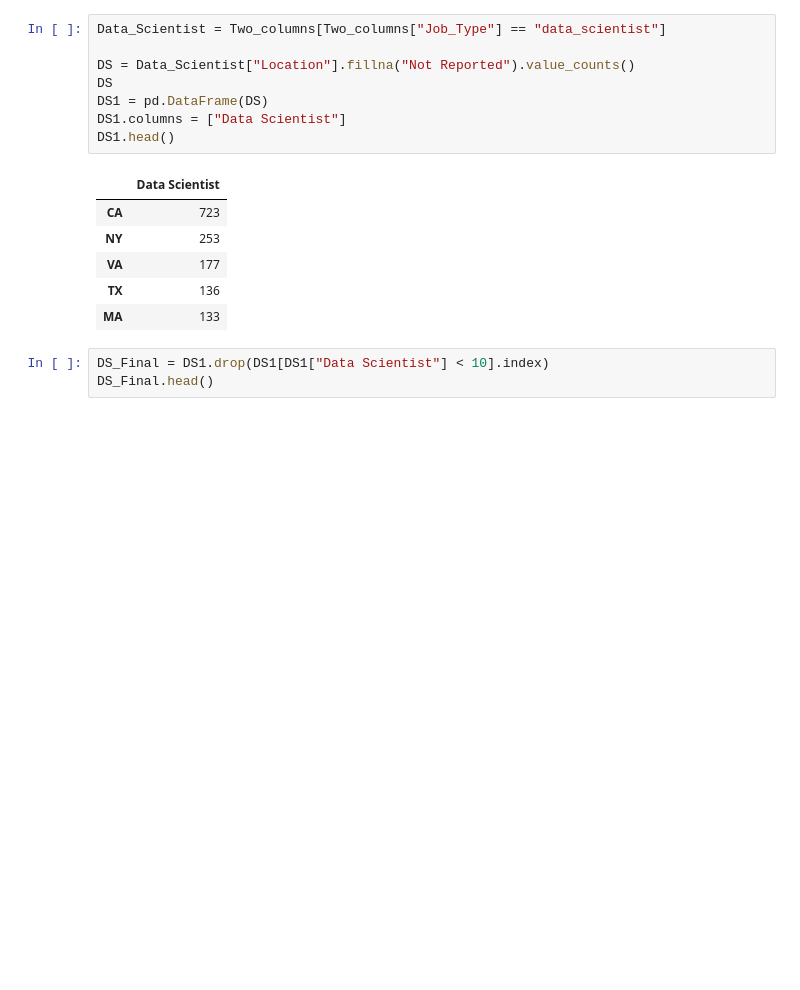
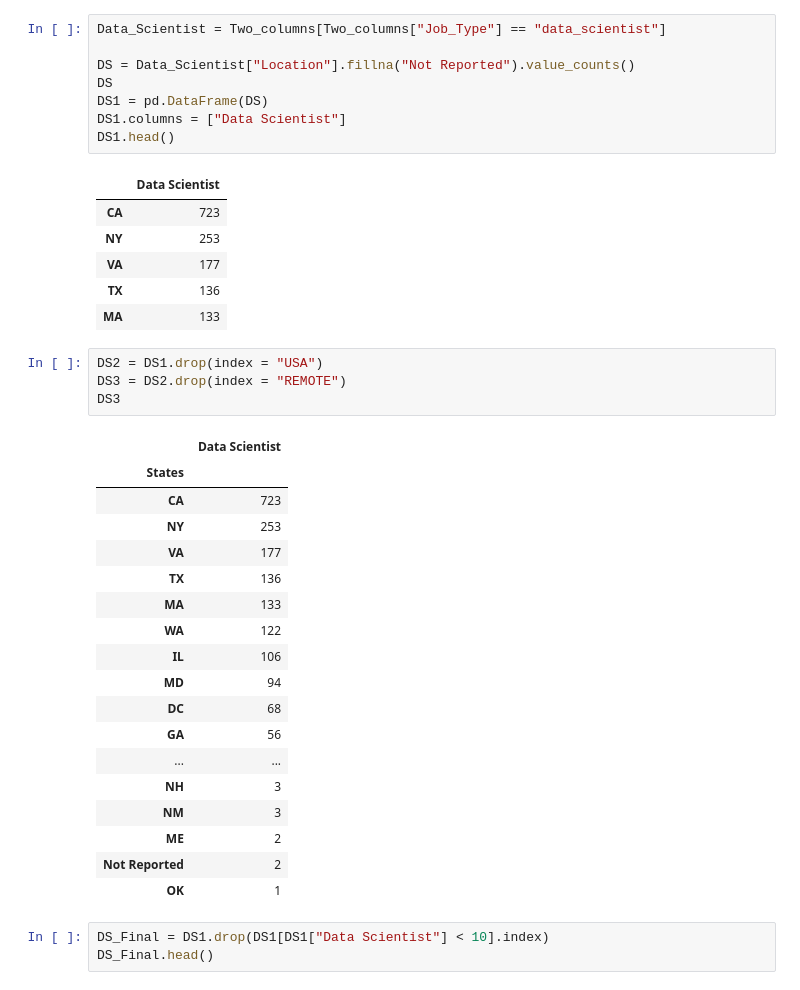
Before and after one commit to wcopeland118/Analysis-of-Data-Job-Salaries, a Jupyter notebook: Shilpa/Data Scientist.ipynb, the cells around one changed output. Cells and saved outputs as stored; diff of their text form; blank space fills up the shorter version.

```diff
--- a/Shilpa/Data Scientist.ipynb
+++ b/Shilpa/Data Scientist.ipynb
@@ -101,6 +101,29 @@ DS1.head()
 | VA | 177 |
 | TX | 136 |
 | MA | 133 |
+# %%
+DS2 = DS1.drop(index = "USA")
+DS3 = DS2.drop(index = "REMOTE")
+DS3
+# %% [output]
+|  | Data Scientist |
+| States |  |
+| CA | 723 |
+| NY | 253 |
+| VA | 177 |
+| TX | 136 |
+| MA | 133 |
+| WA | 122 |
+| IL | 106 |
+| MD | 94 |
+| DC | 68 |
+| GA | 56 |
+| ... | ... |
+| NH | 3 |
+| NM | 3 |
+| ME | 2 |
+| Not Reported | 2 |
+| OK | 1 |
 # %%
 DS_Final = DS1.drop(DS1[DS1["Data Scientist"] < 10].index)
 DS_Final.head()
```
Also changed, not shown: parts of 3 cells of this notebook, 5 other files.
